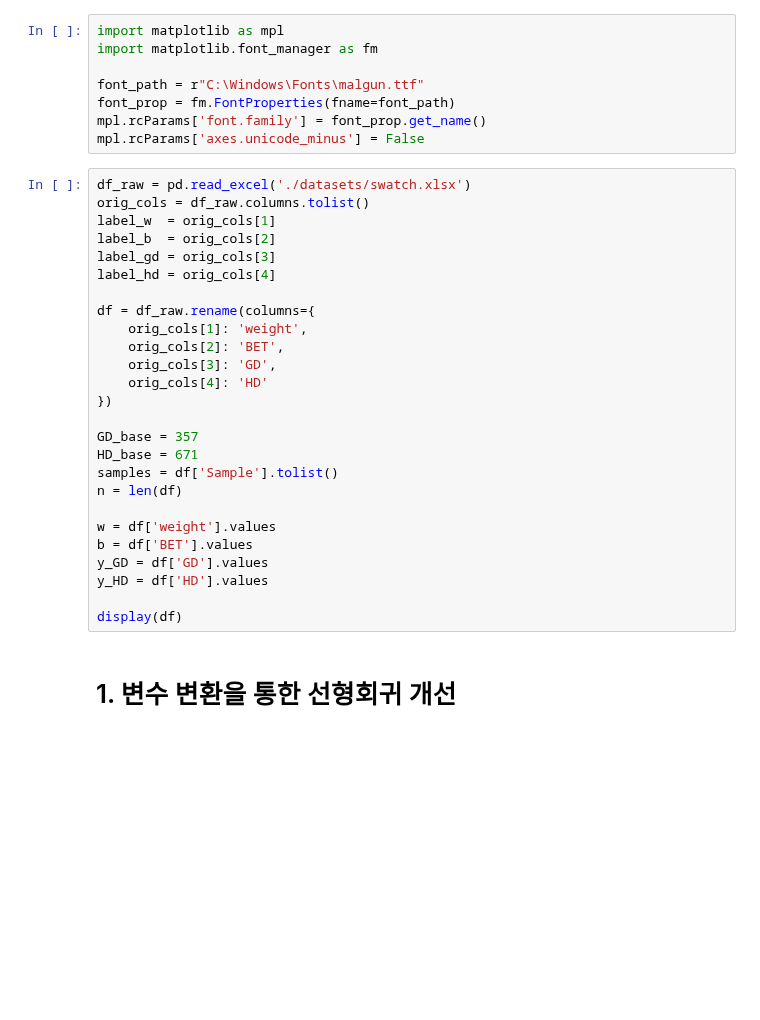
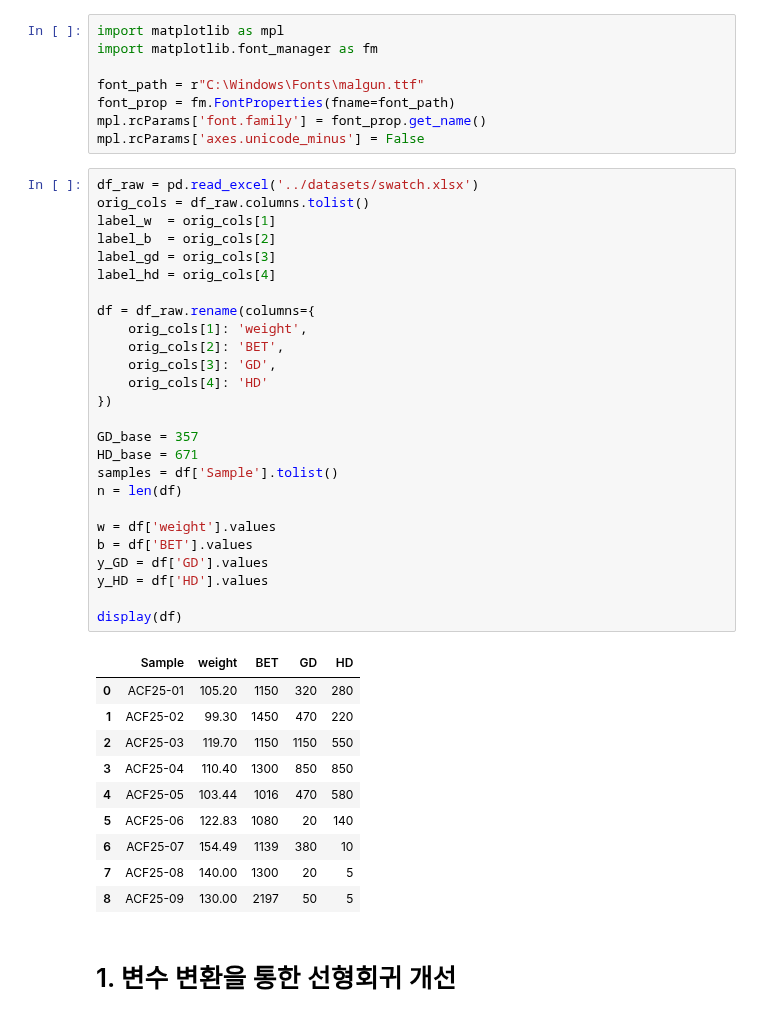
Before and after one commit to DSjayjang/Python, a Jupyter notebook: SWATCH/SWATCH3.ipynb, the cells around one changed output. Cells and saved outputs as stored; diff of their text form; blank space fills up the shorter version.

```diff
--- a/SWATCH/SWATCH3.ipynb
+++ b/SWATCH/SWATCH3.ipynb
@@ -30,31 +30,42 @@ font_prop = fm.FontProperties(fname=font_path)
 mpl.rcParams['font.family'] = font_prop.get_name()
 mpl.rcParams['axes.unicode_minus'] = False
 # %%
-df_raw = pd.read_excel('./datasets/swatch.xlsx')
+df_raw = pd.read_excel('../datasets/swatch.xlsx')
 orig_cols = df_raw.columns.tolist()
 label_w  = orig_cols[1]
 label_b  = orig_cols[2]
 label_gd = orig_cols[3]
 label_hd = orig_cols[4]
 
 df = df_raw.rename(columns={
     orig_cols[1]: 'weight',
     orig_cols[2]: 'BET',
     orig_cols[3]: 'GD',
     orig_cols[4]: 'HD'
 })
 
 GD_base = 357
 HD_base = 671
 samples = df['Sample'].tolist()
 n = len(df)
 
 w = df['weight'].values
 b = df['BET'].values
 y_GD = df['GD'].values
 y_HD = df['HD'].values
 
 display(df)
+# %% [output]
+|  | Sample | weight | BET | GD | HD |
+| 0 | ACF25-01 | 105.20 | 1150 | 320 | 280 |
+| 1 | ACF25-02 | 99.30 | 1450 | 470 | 220 |
+| 2 | ACF25-03 | 119.70 | 1150 | 1150 | 550 |
+| 3 | ACF25-04 | 110.40 | 1300 | 850 | 850 |
+| 4 | ACF25-05 | 103.44 | 1016 | 470 | 580 |
+| 5 | ACF25-06 | 122.83 | 1080 | 20 | 140 |
+| 6 | ACF25-07 | 154.49 | 1139 | 380 | 10 |
+| 7 | ACF25-08 | 140.00 | 1300 | 20 | 5 |
+| 8 | ACF25-09 | 130.00 | 2197 | 50 | 5 |
 # %% [markdown]
 # 1. 변수 변환을 통한 선형회귀 개선
 # %%
```
Also changed, not shown: parts of 14 cells of this notebook, 1 other file.
